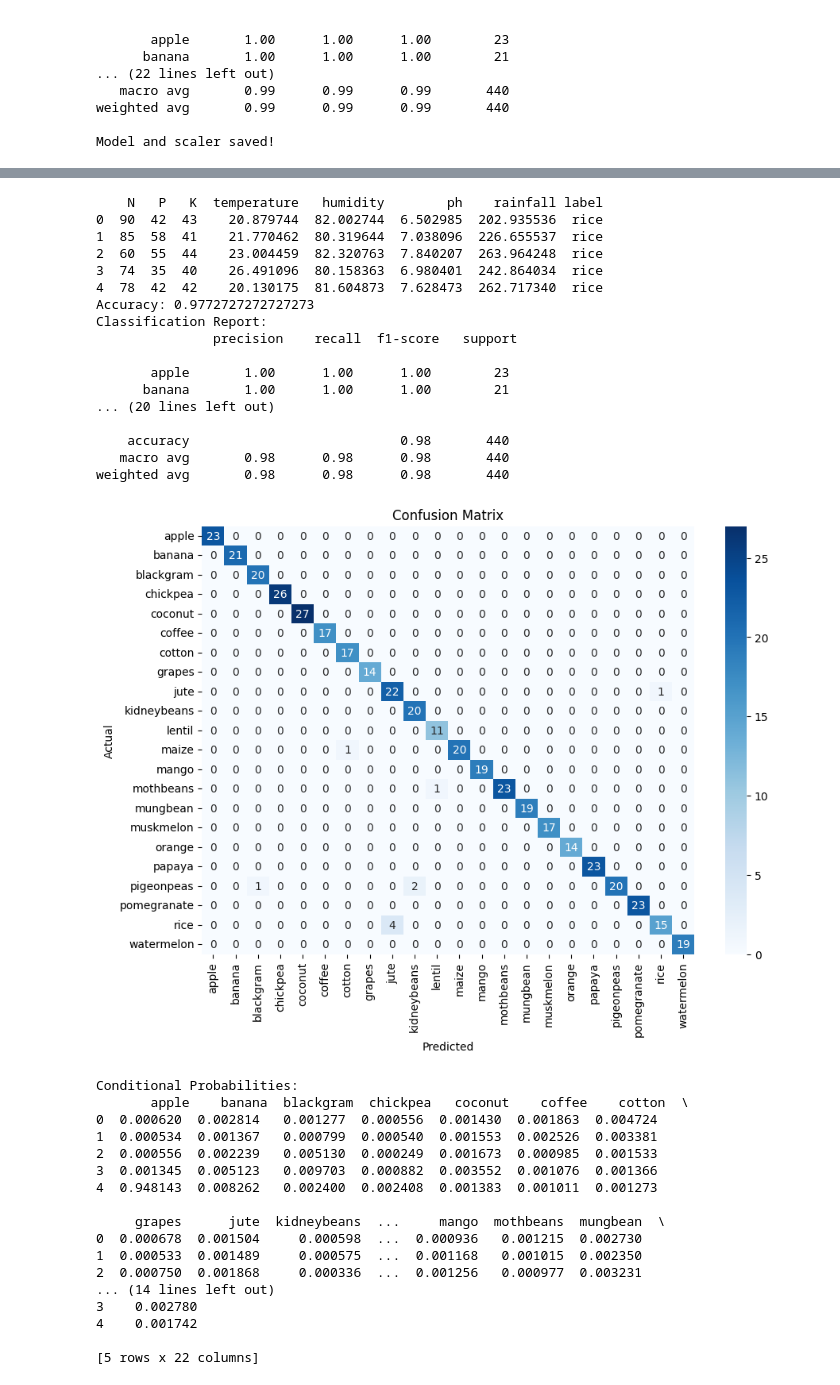
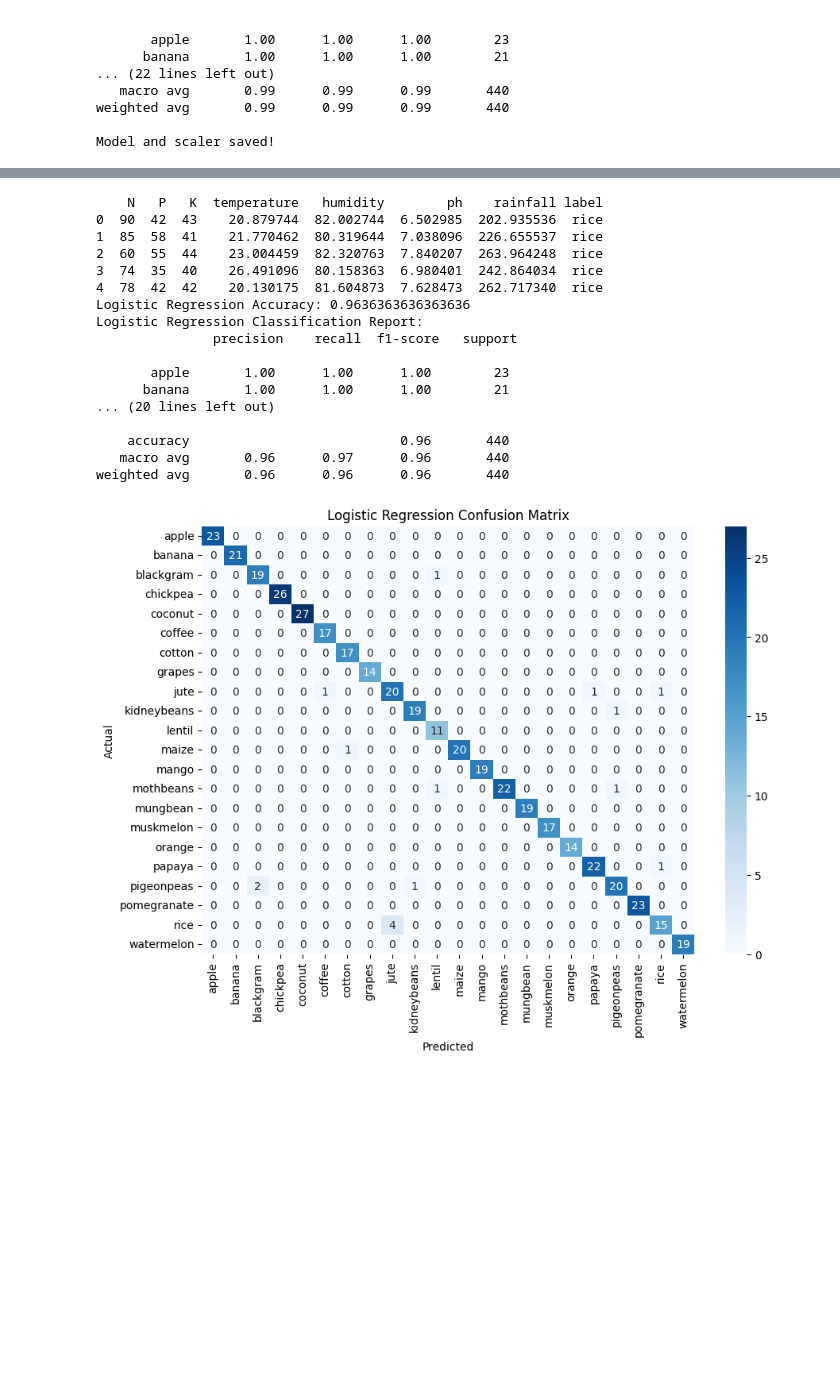
Before and after one commit to dssmadhan/sample, a Jupyter notebook: multivariate.ipynb, the cells around one changed output, grey strips where cells are left out. Cells and saved outputs as stored; diff of their text form; code cells hidden in the pictures; blank space fills up the shorter version.

Commit message:
Visualization

```diff
--- a/multivariate.ipynb
+++ b/multivariate.ipynb
@@ -176,7 +173,7 @@ SVM Conditional Probabilities:
 import pandas as pd
 from sklearn.model_selection import train_test_split
 from sklearn.preprocessing import StandardScaler
-from sklearn.svm import SVC
+from sklearn.linear_model import LogisticRegression
 from sklearn.metrics import classification_report, accuracy_score, confusion_matrix
 import seaborn as sns
 import matplotlib.pyplot as plt
@@ -199,63 +196,58 @@ scaler = StandardScaler()
 X_train = scaler.fit_transform(X_train)
 X_test = scaler.transform(X_test)
 
-# Train a Support Vector Machine Classifier
-clf = SVC(kernel='linear', probability=True, random_state=42)
+# Train a Logistic Regression Classifier
+clf = LogisticRegression(max_iter=1000, random_state=42)
 clf.fit(X_train, y_train)
 
 # Make predictions on the test set
 y_pred = clf.predict(X_test)
 
 # Evaluate the model
-print("Accuracy:", accuracy_score(y_test, y_pred))
-print("Classification Report:\n", classification_report(y_test, y_pred))
+print("Logistic Regression Accuracy:", accuracy_score(y_test, y_pred))
+print("Logistic Regression Classification Report:\n", classification_report(y_test, y_pred))
 
 # Confusion Matrix
 conf_matrix = confusion_matrix(y_test, y_pred)
 plt.figure(figsize=(10, 7))
 sns.heatmap(conf_matrix, annot=True, fmt='d', cmap='Blues', xticklabels=clf.classes_, yticklabels=clf.classes_)
 plt.xlabel('Predicted')
 plt.ylabel('Actual')
-plt.title('Confusion Matrix')
+plt.title('Logistic Regression Confusion Matrix')
 plt.show()
 
-# Calculate conditional probabilities
-probabilities = clf.predict_proba(X_test)
-prob_df = pd.DataFrame(probabilities, columns=clf.classes_)
-print("Conditional Probabilities:\n", prob_df.head())
+# Visualize the decision boundary (for 2D data)
+# Note: This part is only applicable if you have 2 features for visualization purposes
+if X_train.shape[1] == 2:
+    h = .02  # step size in the mesh
+    x_min, x_max = X_train[:, 0].min() - 1, X_train[:, 0].max() + 1
+    y_min, y_max = X_train[:, 1].min() - 1, X_train[:, 1].max() + 1
+    xx, yy = np.meshgrid(np.arange(x_min, x_max, h), np.arange(y_min, y_max, h))
+    Z = clf.predict(np.c_[xx.ravel(), yy.ravel()])
+    Z = Z.reshape(xx.shape)
+    plt.figure(figsize=(10, 7))
+    plt.contourf(xx, yy, Z, alpha=0.8, cmap=plt.cm.Paired)
+    plt.scatter(X_train[:, 0], X_train[:, 1], c=y_train, edgecolors='k', marker='o', s=20, cmap=plt.cm.Paired)
+    plt.xlabel('Feature 1')
+    plt.ylabel('Feature 2')
+    plt.title('Logistic Regression Decision Boundary')
+    plt.show()
 # %% [output]
     N   P   K  temperature   humidity        ph    rainfall label
 0  90  42  43    20.879744  82.002744  6.502985  202.935536  rice
 1  85  58  41    21.770462  80.319644  7.038096  226.655537  rice
 2  60  55  44    23.004459  82.320763  7.840207  263.964248  rice
 3  74  35  40    26.491096  80.158363  6.980401  242.864034  rice
 4  78  42  42    20.130175  81.604873  7.628473  262.717340  rice
-Accuracy: 0.9772727272727273
-Classification Report:
+Logistic Regression Accuracy: 0.9636363636363636
+Logistic Regression Classification Report:
                precision    recall  f1-score   support
 
        apple       1.00      1.00      1.00        23
       banana       1.00      1.00      1.00        21
 ... (20 lines left out)
 
-    accuracy                           0.98       440
-   macro avg       0.98      0.98      0.98       440
-weighted avg       0.98      0.98      0.98       440
+    accuracy                           0.96       440
+   macro avg       0.96      0.97      0.96       440
+weighted avg       0.96      0.96      0.96       440
-[figure, old version]
+[figure, new version]
-Conditional Probabilities:
-       apple    banana  blackgram  chickpea   coconut    coffee    cotton  \
-0  0.000620  0.002814   0.001277  0.000556  0.001430  0.001863  0.004724
-1  0.000534  0.001367   0.000799  0.000540  0.001553  0.002526  0.003381
-2  0.000556  0.002239   0.005130  0.000249  0.001673  0.000985  0.001533
-3  0.001345  0.005123   0.009703  0.000882  0.003552  0.001076  0.001366
-4  0.948143  0.008262   0.002400  0.002408  0.001383  0.001011  0.001273
-
-     grapes      jute  kidneybeans  ...     mango  mothbeans  mungbean  \
-0  0.000678  0.001504     0.000598  ...  0.000936   0.001215  0.002730
-1  0.000533  0.001489     0.000575  ...  0.001168   0.001015  0.002350
-2  0.000750  0.001868     0.000336  ...  0.001256   0.000977  0.003231
-... (14 lines left out)
-3    0.002780
-4    0.001742
-
-[5 rows x 22 columns]
```
Also changed, not shown: parts of 1 cell of this notebook, 2 other files.
